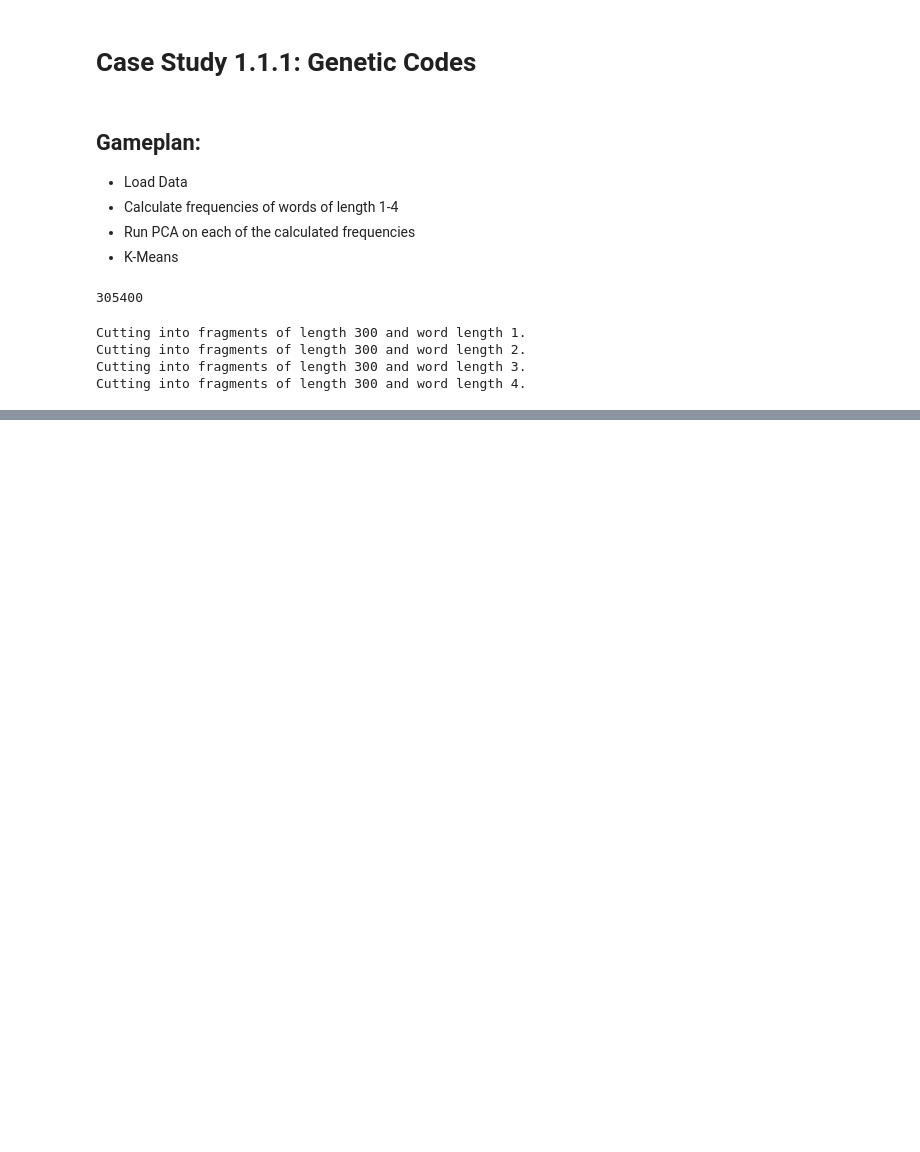
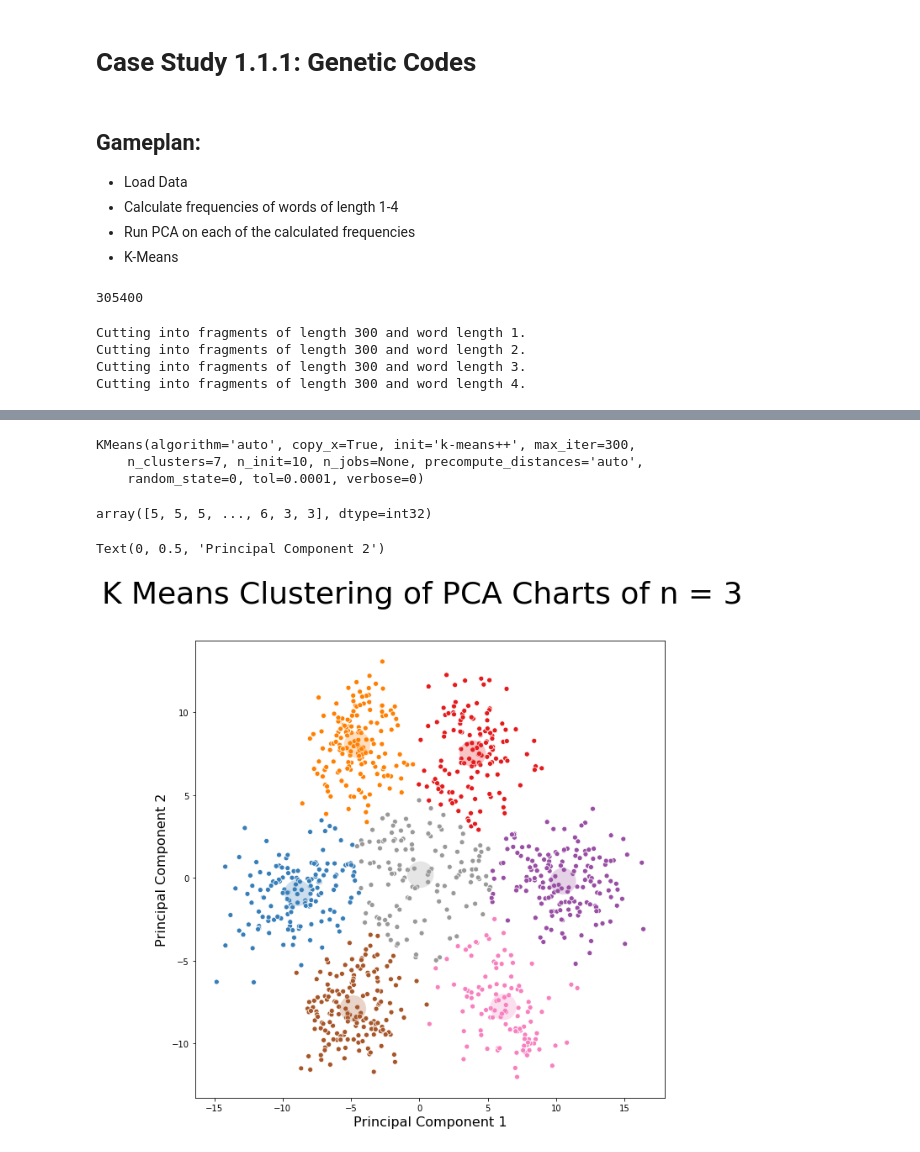
Before and after one commit to mdhwang/Genetic-Code-PCA-Kmeans-Clustering, a Jupyter notebook: TEST.ipynb, the cells around one changed output, grey strips where cells are left out. Drawn from its saved outputs; the diff is of its cells as text; code cells hidden in the pictures; blank space fills up the shorter version.

Commit message:
added kmeans

```diff
--- a/TEST.ipynb
+++ b/TEST.ipynb
@@ -56,0 +59,20 @@ for each in options:
+# %%
+X = pca_data[3]
+kmeans = KMeans(n_clusters=7, random_state=0).fit(X)
+# %%
+kmeans
+# %% [output]
+KMeans(algorithm='auto', copy_x=True, init='k-means++', max_iter=300,
+    n_clusters=7, n_init=10, n_jobs=None, precompute_distances='auto',
+    random_state=0, tol=0.0001, verbose=0)
+# %%
+kmeans.labels_
+# %% [output]
+array([5, 5, 5, ..., 6, 3, 3], dtype=int32)
+# %%
+x = pca_data[3][:,0]
+y = pca_data[3][:,1]
+c = kmeans.predict(X)
+cen = kmeans.cluster_centers_
+# %%
+cen_c = kmeans.predict(cen)
@@ -56,0 +89,12 @@ for each in options:
+# %%
+fig = plt.figure(figsize=(10,10))
+fig.suptitle("K Means Clustering of PCA Charts of n = 3",fontsize = 36,)
+fig.subplots_adjust(hspace=0.4, wspace=0.4)
+plot = sns.scatterplot(x, y, hue=kmeans.predict(X),palette="Set1")
+plot = sns.scatterplot(cen[:,0],cen[:,1],hue=cen_c,palette="Set1",s=1000,alpha=.25)
+plot.legend_.remove()
+plt.xlabel('Principal Component 1',fontsize=16)
+plt.ylabel('Principal Component 2',fontsize=16)
+# %% [output]
+Text(0, 0.5, 'Principal Component 2')
+[figure, added]
```
Also changed, not shown: parts of 3 cells of this notebook.
